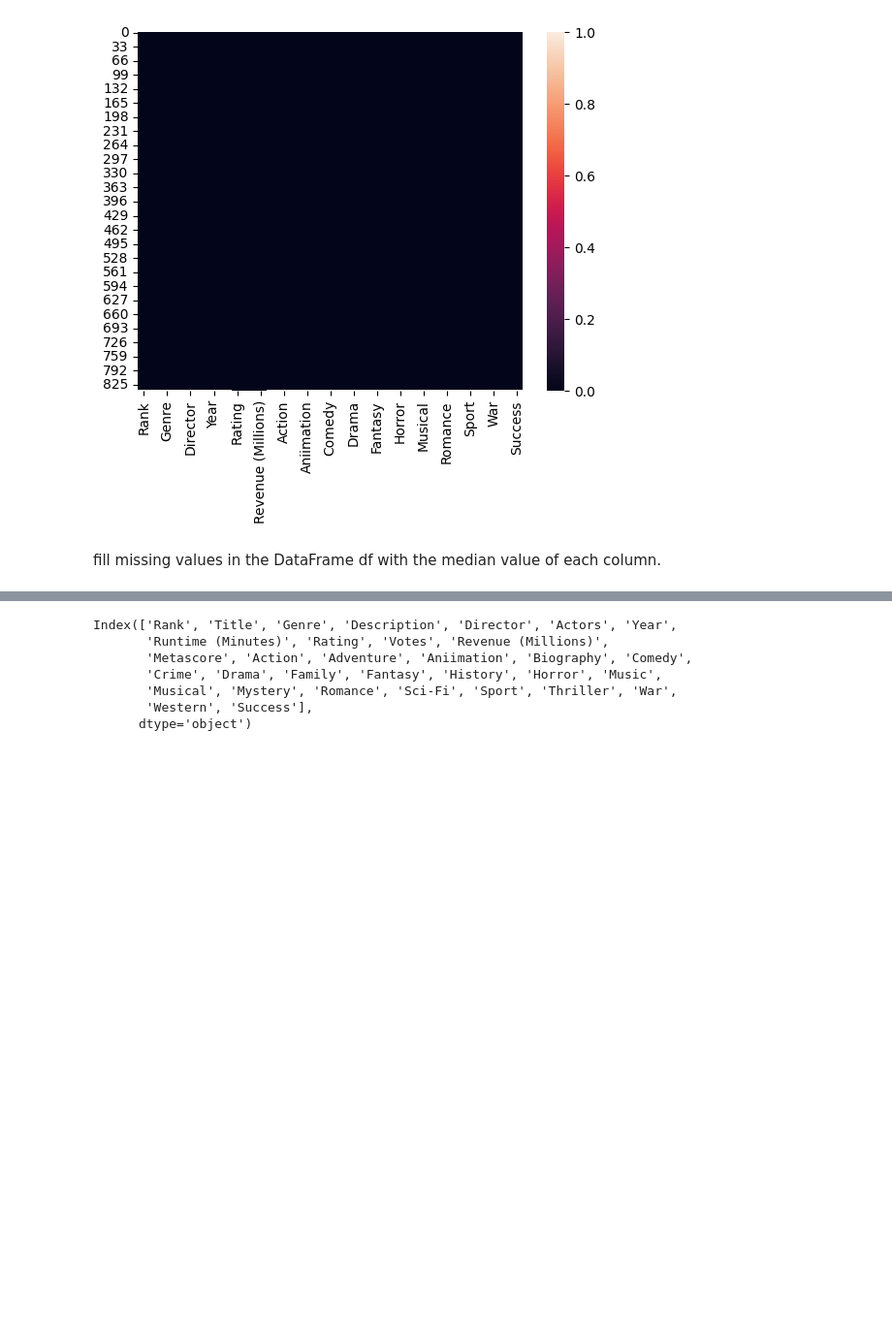
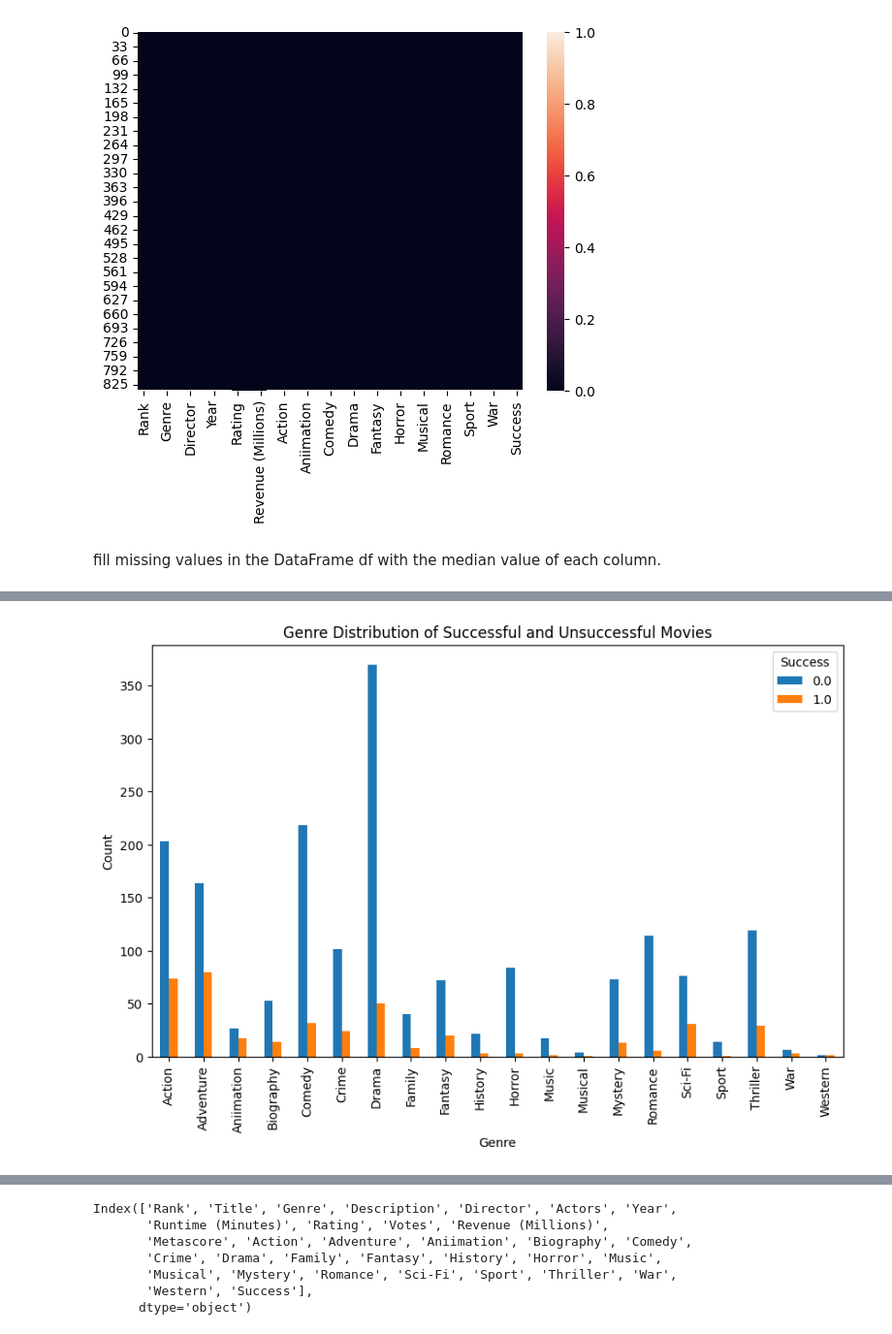
Before and after one commit to 1sadhak/Predictive-Analytics-for-Movie-Success-and-Employee-Retention-, a Jupyter notebook: Movie Success Prediction.ipynb, the cells around one changed output, grey strips where cells are left out. Shown at 97% size. Drawn from its saved outputs; the diff is of its cells as text; code cells hidden in the pictures; blank space fills up the shorter version.

```diff
--- a/Movie Success Prediction.ipynb
+++ b/Movie Success Prediction.ipynb
@@ -90,0 +129,9 @@ df = df.fillna(df.median())
+# %%
+genre_success_counts = df.groupby('Success')[selected_features[6:]].sum().T
+genre_success_counts.plot(kind='bar', figsize=(10, 6))
+plt.title('Genre Distribution of Successful and Unsuccessful Movies')
+plt.xlabel('Genre')
+plt.ylabel('Count')
+plt.show()
+# %% [output]
+[figure, added]
```
Also changed, not shown: parts of 19 cells of this notebook.
